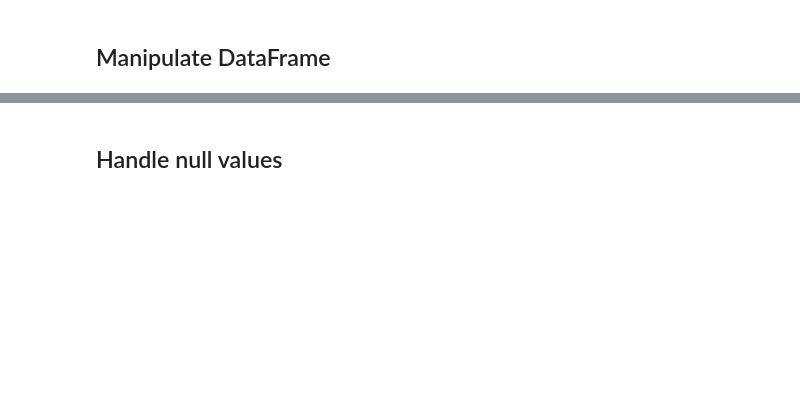
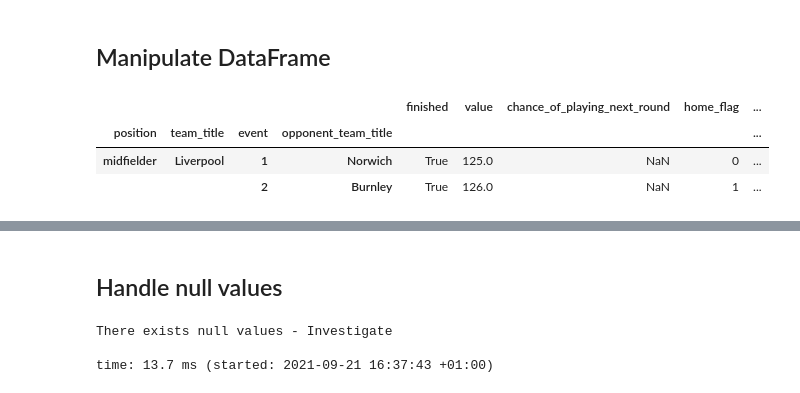
Before and after one commit to SHarrison00/fpl_points_predictor, a Jupyter notebook: 2_data_cleaning.ipynb, the cells around one changed output, grey strips where cells are left out. Cells and saved outputs as stored; diff of their text form; code cells hidden in the pictures; blank space fills up the shorter version.

```diff
--- a/2_data_cleaning.ipynb
+++ b/2_data_cleaning.ipynb
@@ -22,27 +29,31 @@ df_raw_data.head(2)
 ## Manipulate DataFrame
 # %%
 # Drop unnecesary acolumns
-df = df_raw_data.drop(columns={'FPL_id','Understat_id','team','opponent_team','element_type','value'})
+df = df_raw_data.drop(columns={'FPL_id','Understat_id','team','opponent_team','element_type','chance_of_playing_this_round'})
 
 # Make home_or_away feature a binary variable
 df.insert(8, 'home_flag', df['home_or_away'].apply(lambda x: 1 if x == 'H' else 0))
 df = df.drop(columns={'home_or_away'})
 
 # Make binary position variables
 df.insert(8, 'goalkeeper_flag', df['position'].apply(lambda x: 1 if x == 'goalkeeper' else 0))
 df.insert(9, 'defender_flag', df['position'].apply(lambda x: 1 if x == 'defender' else 0))
 df.insert(10, 'midfielder_flag', df['position'].apply(lambda x: 1 if x == 'midfielder' else 0))
 df.insert(11, 'forward_flag', df['position'].apply(lambda x: 1 if x == 'forward' else 0))
 
 # Set index and reorder columns
 df = df.set_index(['player_name','position','team_title','event','opponent_team_title'])
-df.insert(2, 'chance_of_playing_this_round', df.pop('chance_of_playing_this_round'))
-df.insert(3, 'chance_of_playing_next_round', df.pop('chance_of_playing_next_round'))
-df.insert(47, 'total_points', df.pop('total_points'))
+df.insert(2, 'chance_of_playing_next_round', df.pop('chance_of_playing_next_round'))
+df.insert(46, 'total_points', df.pop('total_points'))
 
 # Trim the dataset to look forward only 5 gameweeks into the future
 prev_gw = df[df['finished']==True].index.get_level_values('event').max()
 gameweek_range = list(range(0,prev_gw+6))
 df = df[df.index.get_level_values('event').isin(gameweek_range)]
 
 df.loc['Mohamed Salah'].head(2)
+# %% [output]
+|  |  |  |  | finished | value | chance_of_playing_next_round | home_flag | ... |
+| position | team_title | event | opponent_team_title |  |  |  |  | ... |
+| midfielder | Liverpool | 1 | Norwich | True | 125.0 | NaN | 0 | ... |
+|  |  | 2 | Burnley | True | 126.0 | NaN | 1 | ... |
@@ -53,10 +65,9 @@ df.loc['Mohamed Salah'].head(2)
 df = df[df['status']!='u'].drop(columns={'status'})
 
 # Remove players/rows where the player hasn't registered any minutes for ease (this will also remove GW1 for all players)
-df = df[~df['time_season'].isna()]
+df[~((df['time_season'].isna())&(df['finished']==True))]
 
-# Replace null values in playing chance columns with 100%
-df['chance_of_playing_this_round'] = df['chance_of_playing_this_round'].fillna(100)
+# Replace null values in playing chance column with 100%
 df['chance_of_playing_next_round'] = df['chance_of_playing_next_round'].fillna(100)
 
 # Remove rows where it was the opponents team's first game of the season
@@ -67,6 +78,10 @@ if df.drop(columns={'total_points'}).isna().sum().sum() == 0:
     print('There are no more remaining null values\n')
 else:
     print('There exists null values - Investigate\n')
+# %% [output]
+There exists null values - Investigate
+
+time: 13.7 ms (started: 2021-09-21 16:37:43 +01:00)
 # %% [markdown]
 ## Transform the  "_season" variables
 Notice, for a given player, our "_season" variables get larger every gameweek. This was deliberate. These variables were created to capture the season-long performance of our players. However, by this design, we should probably transform these variables first before modelling with them. Namely, we will transform every "_season" variable via. the mapping,
```
Also changed, not shown: parts of 8 cells of this notebook, 17 other files.
